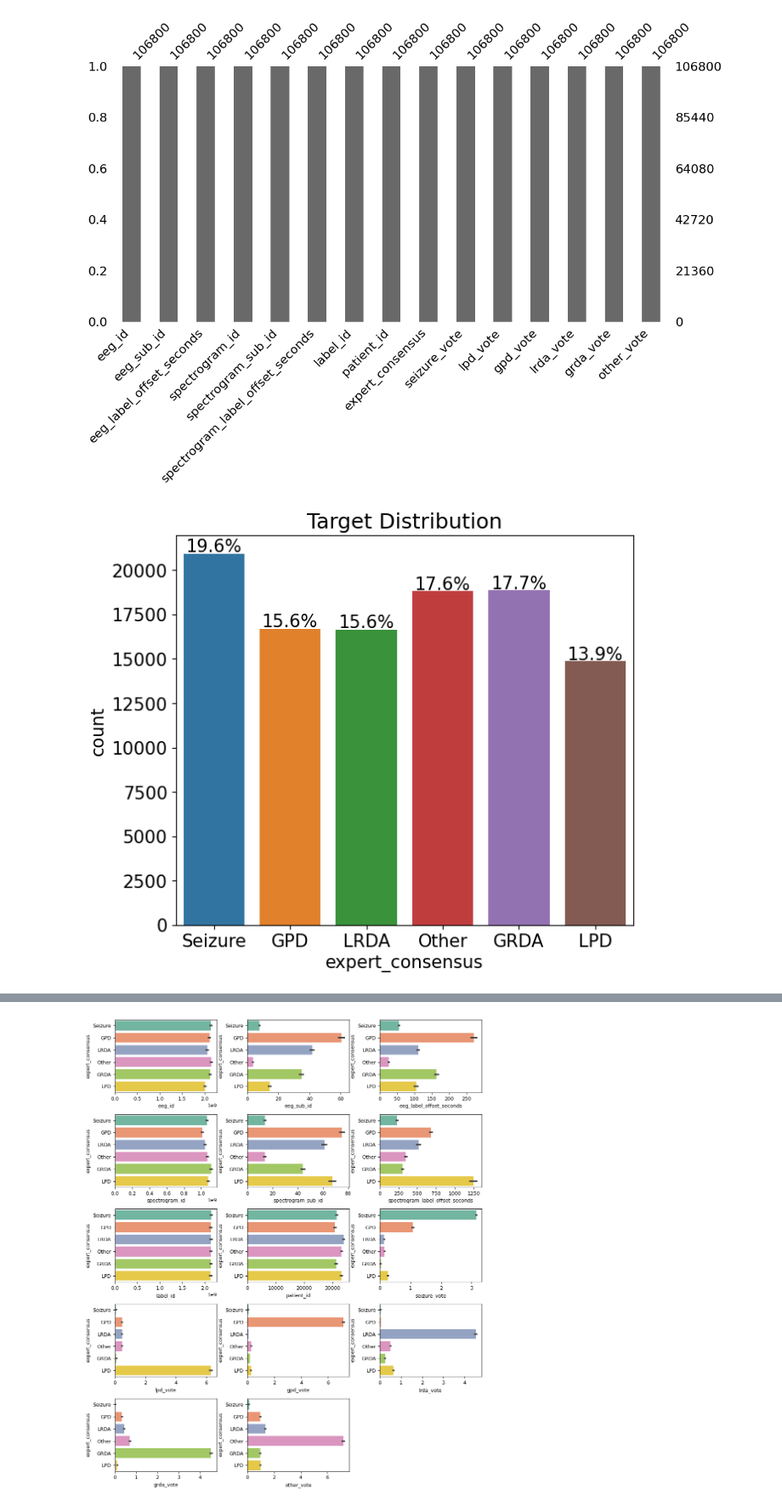
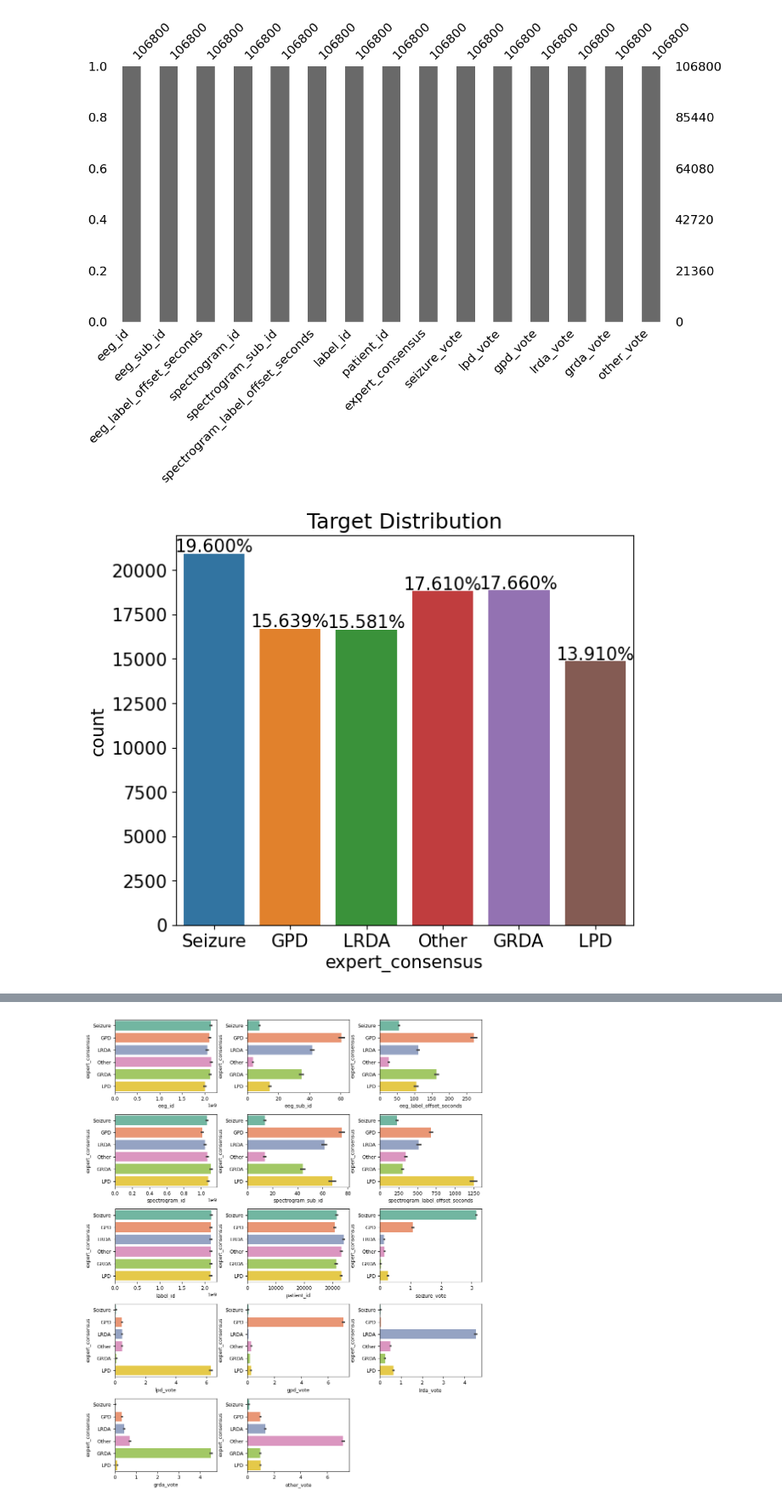
Before and after one commit to bellkjtt/Competition-Kaggle-Dacon, a Jupyter notebook: harmful-brain-eda.ipynb, the cells around one changed output, grey strips where cells are left out. Shown at 85% size. Saved outputs shown, nothing was run; the diff lists cells and outputs as text; code cells hidden in the pictures.

```diff
--- a/harmful-brain-eda.ipynb
+++ b/harmful-brain-eda.ipynb
@@ -273,24 +265,24 @@ import matplotlib.pyplot as plt
 # %%
 def write_percent(ax, total_size):
     '''도형 객체를 순회하며 막대 그래프 상단에 타깃값 비율 표시'''
     for patch in ax.patches:
         height = patch.get_height()     # 도형 높이(데이터 개수)
         width = patch.get_width()       # 도형 너비
         left_coord = patch.get_x()      # 도형 왼쪽 테두리의 x축 위치
         percent = height/total_size*100 # 타깃값 비율
 
         # (x, y) 좌표에 텍스트 입력
         ax.text(left_coord + width/2.0,     # x축 위치
                 height + total_size*0.001,  # y축 위치
-                '{:1.1f}%'.format(percent), # 입력 텍스트
+                '{:1.3f}%'.format(percent), # 입력 텍스트
                 ha='center')                # 가운데 정렬
 
 mpl.rc('font', size=15)
 plt.figure(figsize=(7, 6))
 ax = sns.countplot(x='expert_consensus', data=train)
 write_percent(ax, len(train)) # 비율 표시
 ax.set_title('Target Distribution');
 # %% [output]
-[figure, old version]
+[figure, new version]
 # %%
 def resumetable(df):
```
Also changed, not shown: parts of 11 cells of this notebook.
